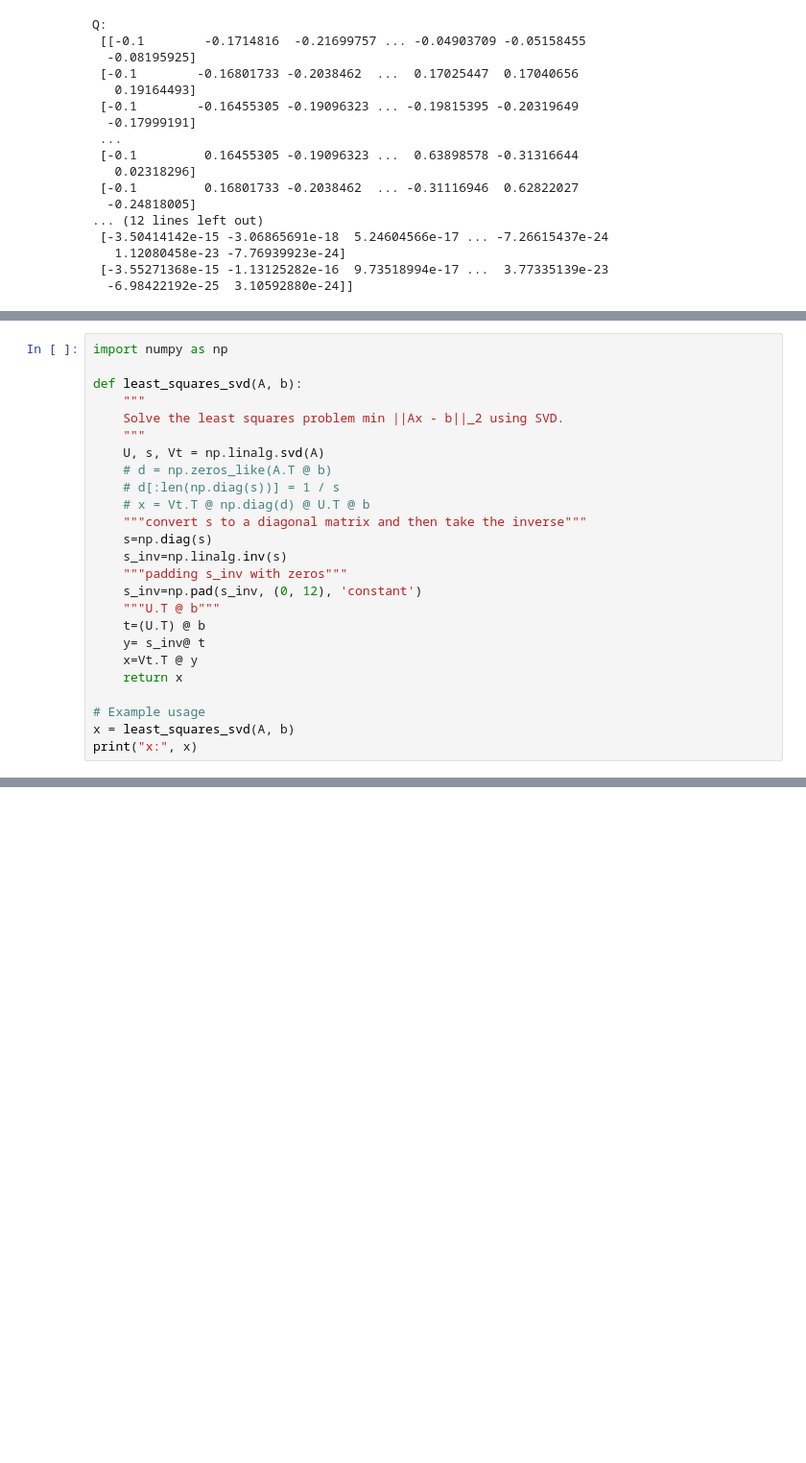
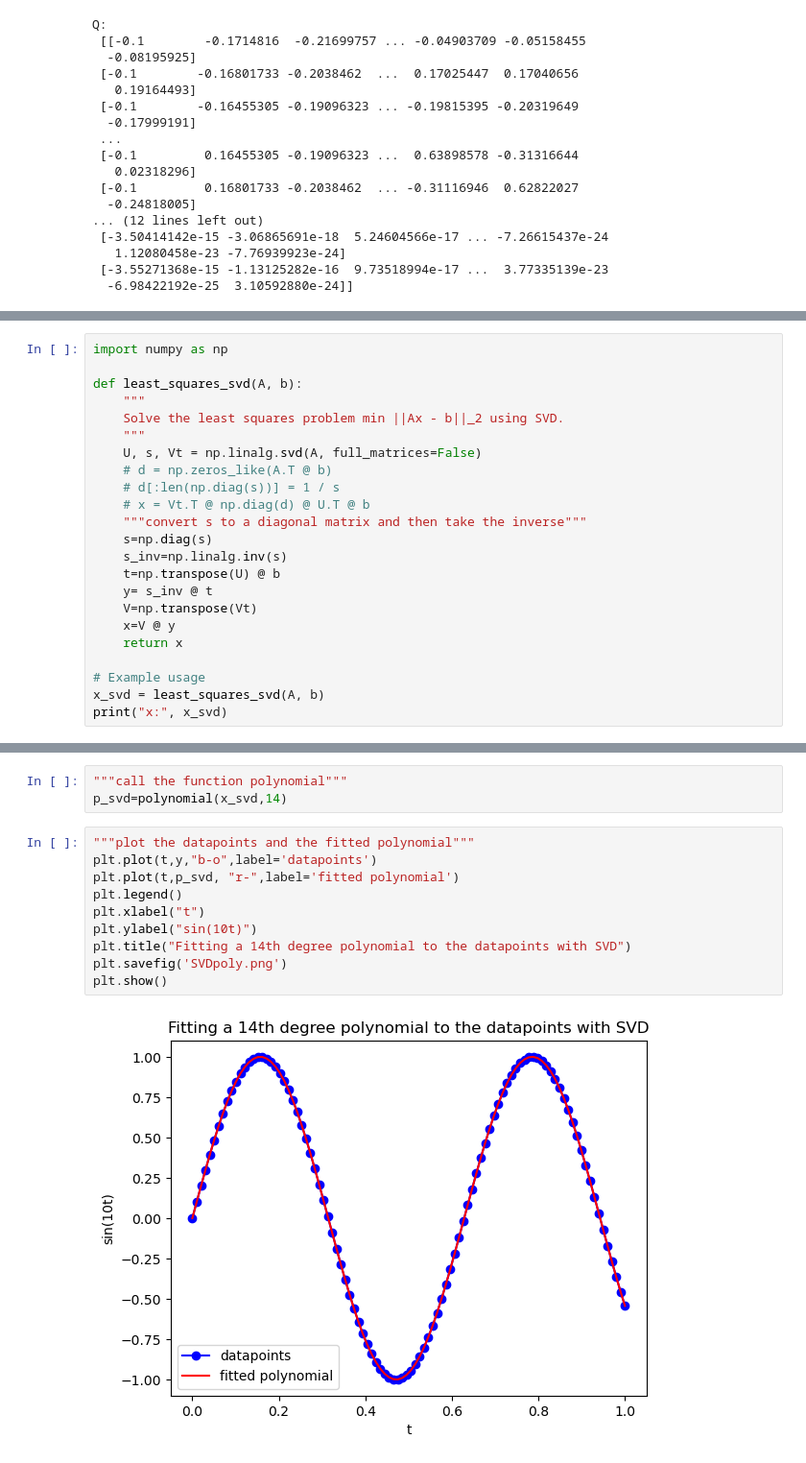
Before and after one commit to lochansurya/NLA, a Jupyter notebook: NLA/Assignment-4/QR.ipynb, the cells around one changed output, grey strips where cells are left out. Shown: that part at 96% size. Drawn from its saved outputs; the diff is of its cells as text; blank space fills up the shorter version.

```diff
--- a/NLA/Assignment-4/QR.ipynb
+++ b/NLA/Assignment-4/QR.ipynb
@@ -286,22 +245,20 @@ def least_squares_svd(A, b):
     """
     Solve the least squares problem min ||Ax - b||_2 using SVD.
     """
-    U, s, Vt = np.linalg.svd(A)
+    U, s, Vt = np.linalg.svd(A, full_matrices=False)
     # d = np.zeros_like(A.T @ b)
     # d[:len(np.diag(s))] = 1 / s
     # x = Vt.T @ np.diag(d) @ U.T @ b
     """convert s to a diagonal matrix and then take the inverse"""
     s=np.diag(s)
     s_inv=np.linalg.inv(s)
-    """padding s_inv with zeros"""
-    s_inv=np.pad(s_inv, (0, 12), 'constant')
-    """U.T @ b"""
-    t=(U.T) @ b
-    y= s_inv@ t
-    x=Vt.T @ y
+    t=np.transpose(U) @ b
+    y= s_inv @ t
+    V=np.transpose(Vt)
+    x=V @ y
     return x
 
 # Example usage
-x = least_squares_svd(A, b)
-print("x:", x)
+x_svd = least_squares_svd(A, b)
+print("x:", x_svd)
 # %% [output]
@@ -326,0 +284,15 @@ ValueError: matmul: Input operand 1 has a mismatch in its core dimension 0, with
+# %%
+"""call the function polynomial"""
+p_svd=polynomial(x_svd,14)
+# %%
+"""plot the datapoints and the fitted polynomial"""
+plt.plot(t,y,"b-o",label='datapoints')
+plt.plot(t,p_svd, "r-",label='fitted polynomial')
+plt.legend()
+plt.xlabel("t")
+plt.ylabel("sin(10t)")
+plt.title("Fitting a 14th degree polynomial to the datapoints with SVD")
+plt.savefig('SVDpoly.png')
+plt.show()
+# %% [output]
+[figure, added]
```
Also changed, not shown: parts of 25 cells of this notebook, 6 other files.
